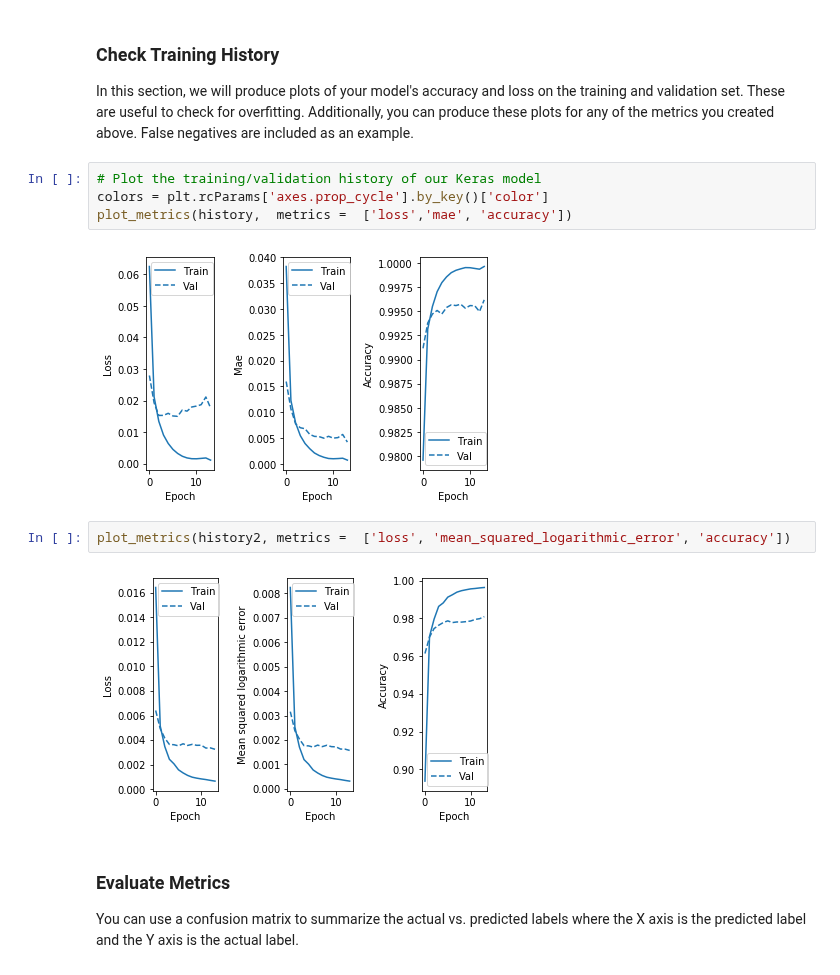
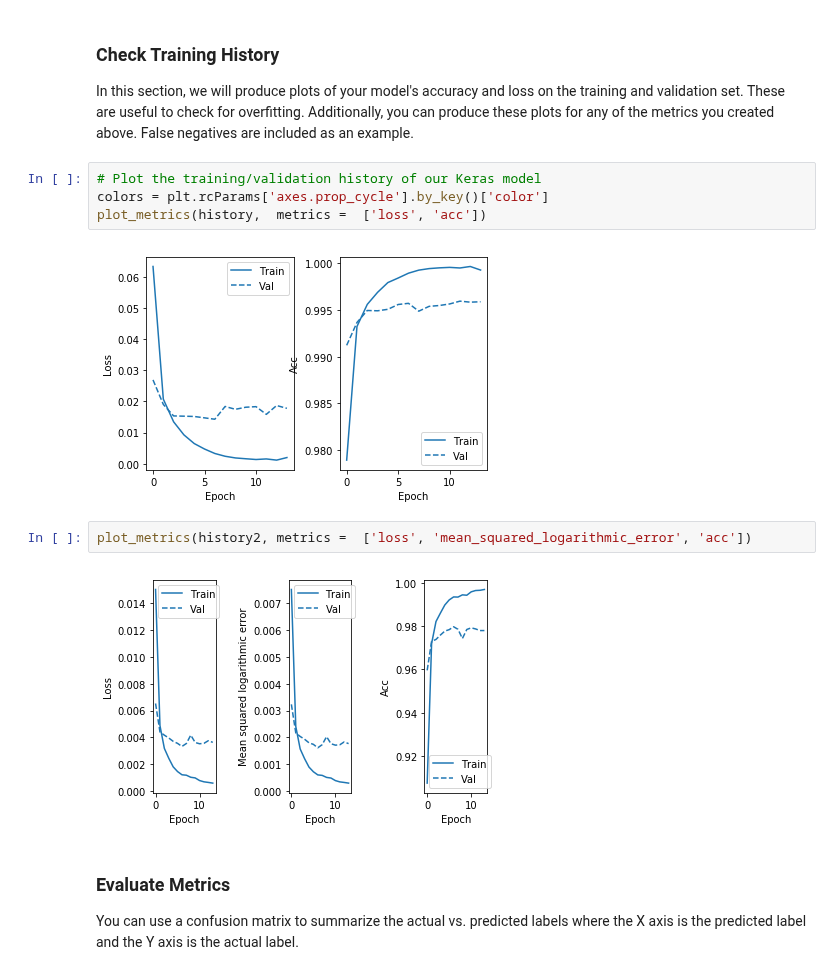
Before and after one commit to borodark/ie7860, a Jupyter notebook: HW2 MLP Assignment.ipynb, the cells around one changed output. Drawn from its saved outputs; the diff is of its cells as text.

```diff
--- a/HW2 MLP Assignment.ipynb
+++ b/HW2 MLP Assignment.ipynb
@@ -170,13 +174,13 @@ In this section, we will produce plots of your model's accuracy and loss on the
 # %%
 # Plot the training/validation history of our Keras model
 colors = plt.rcParams['axes.prop_cycle'].by_key()['color']
-plot_metrics(history,  metrics =  ['loss','mae', 'accuracy'])
+plot_metrics(history,  metrics =  ['loss', 'acc'])
 # %% [output]
-[figure, old version]
+[figure, new version]
 # %%
-plot_metrics(history2, metrics =  ['loss', 'mean_squared_logarithmic_error', 'accuracy'])
+plot_metrics(history2, metrics =  ['loss', 'mean_squared_logarithmic_error', 'acc'])
 # %% [output]
-[figure, old version]
+[figure, new version]
 # %% [markdown]
 ### Evaluate Metrics
 You can use a confusion matrix to summarize the actual vs. predicted labels where the X axis is the predicted label and the Y axis is the actual label.
```
Also changed, not shown: parts of 6 cells of this notebook, 1 other file.
